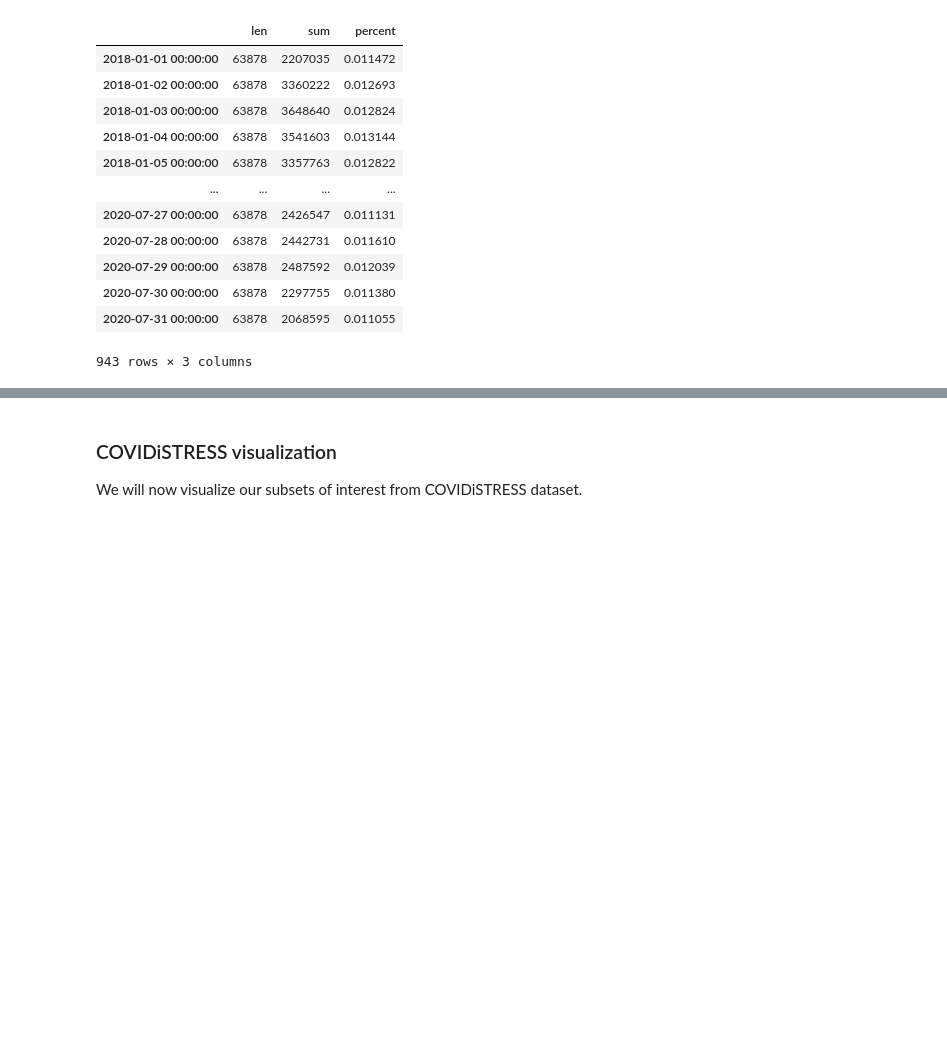
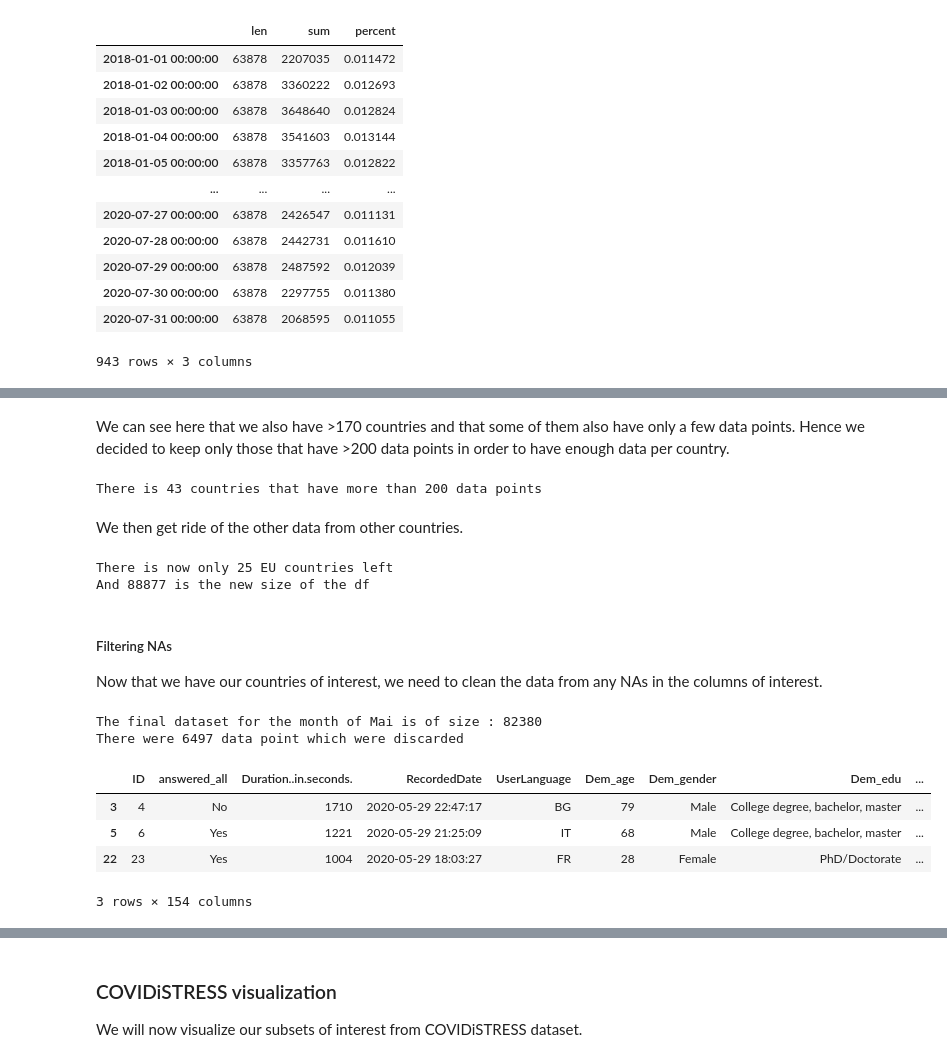
Before and after one commit to epfl-ada/ada-2022-project-adamsleg, a Jupyter notebook: main.ipynb, the cells around one changed output, grey strips where cells are left out. Cells and saved outputs as stored; diff of their text form; code cells hidden in the pictures; blank space fills up the shorter version.

```diff
--- a/main.ipynb
+++ b/main.ipynb
@@ -107,0 +253,4 @@ pd.DataFrame.from_dict(STEM_medicineandhealth)
+# %%
+#group the df by country
+country_groupe_mai = df_mai.groupby(['Country']).size()
+country_groupe_mai
@@ -107,0 +271,41 @@ pd.DataFrame.from_dict(STEM_medicineandhealth)
+# %% [markdown]
+We can see here that we also have >170 countries and that some of them also have only a few data points. Hence we decided to keep only those that have >200 data points in order to have enough data per country.
+# %%
+#groupe countries that have >200 data point
+country_groupe_mai_filtered = country_groupe_mai[country_groupe_mai >= 200]
+
+#Filters out the countries that doesn't have >200 data points
+df_mai_filtered = df_mai[df_mai['Country'].isin(country_groupe_mai_filtered.index)]
+country_mai_over200 = df_mai_filtered.groupby(['Country']).size()
+print('There is ' + str(len(country_mai_over200)) + ' countries that have more than 200 data points')
+# %% [output]
+There is 43 countries that have more than 200 data points
+# %% [markdown]
+We then get ride of the other data from other countries.
+# %%
+#filters out the countries which aren't in the European List Country
+df_mai_filtered_EU = df_mai_filtered[df_mai_filtered['Country'].isin(EUROPE_COUNTRY)]
+country_mai_EU = df_mai_filtered_EU.groupby(['Country']).size()
+print('There is now only ' + str(len(country_mai_EU)) + ' EU countries left')
+print('And ' + str(len(df_mai_filtered_EU)) + ' is the new size of the df')
+# %% [output]
+There is now only 25 EU countries left
+And 88877 is the new size of the df
+# %% [markdown]
+##### Filtering NAs
+Now that we have our countries of interest, we need to clean the data from any NAs in the columns of interest.
+# %%
+df_mai_final = df_mai_filtered_EU.dropna(subset = COLUMNS_AVG)
+print('The final dataset for the month of Mai is of size : ' + str(len(df_mai_final)))
+print('There were ' + str(len(df_mai_filtered_EU) - len(df_mai_final)) + ' data point which were discarded')
+# %% [output]
+The final dataset for the month of Mai is of size : 82380
+There were 6497 data point which were discarded
+# %%
+df_mai_final.head(3)
+# %% [output]
+|  | ID | answered_all | Duration..in.seconds. | RecordedDate | UserLanguage | Dem_age | Dem_gender | Dem_edu | ... |
+| 3 | 4 | No | 1710 | 2020-05-29 22:47:17 | BG | 79 | Male | College degree, bachelor, master | ... |
+| 5 | 6 | Yes | 1221 | 2020-05-29 21:25:09 | IT | 68 | Male | College degree, bachelor, master | ... |
+| 22 | 23 | Yes | 1004 | 2020-05-29 18:03:27 | FR | 28 | Female | PhD/Doctorate | ... |
+3 rows × 154 columns
```
Also changed, not shown: parts of 41 cells of this notebook.
